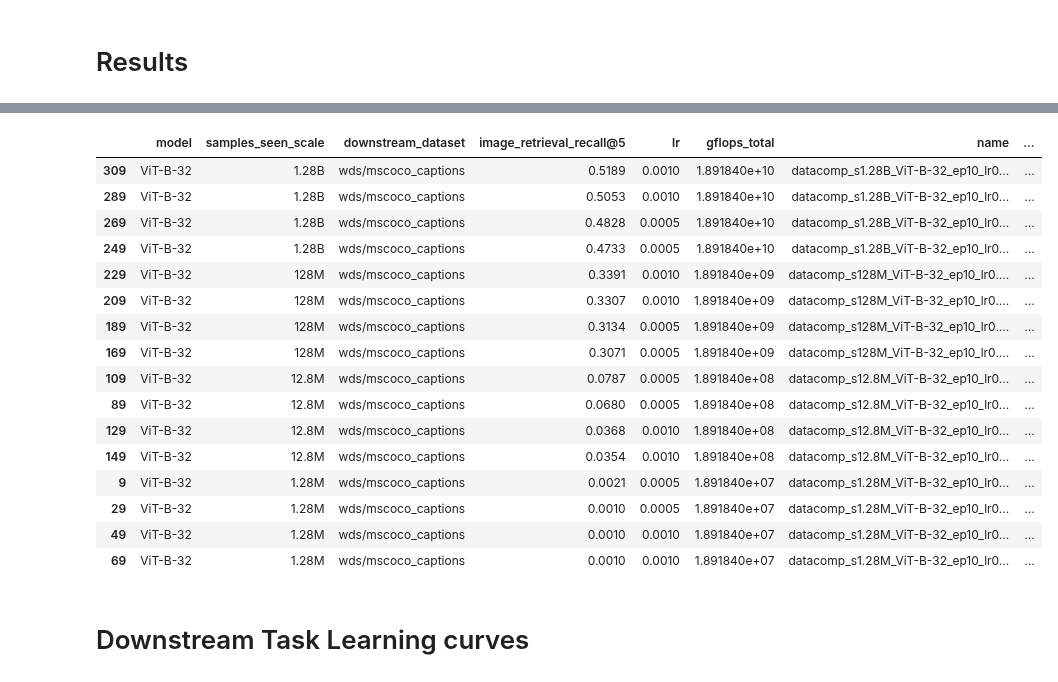
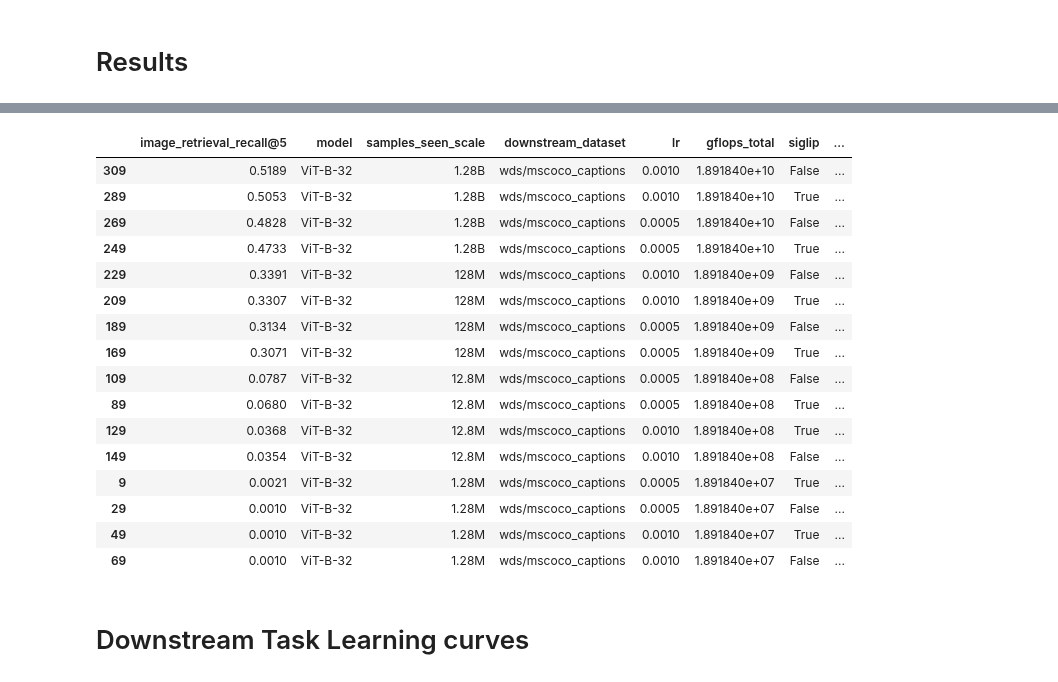
Before and after one commit to SLAMPAI/open_clip_scaling, a Jupyter notebook: results.ipynb, the cells around one changed output, grey strips where cells are left out. Cells and saved outputs as stored; diff of their text form; code cells hidden in the pictures.

```diff
--- a/results.ipynb
+++ b/results.ipynb
@@ -10,6 +10,9 @@ import re
 import matplotlib.pyplot as plt
 import seaborn as sns
 from autoexperiment.template import generate_job_defs
+pd.set_option('display.max_columns', None)
+pd.set_option('display.max_rows', None)
+pd.set_option('display.max_colwidth', None)
 model_profile = pd.read_csv("https://raw.githubusercontent.com/mlfoundations/open_clip/main/docs/model_profile.csv")
 model_profile  = model_profile.set_index("model")
 
@@ -41,7 +44,9 @@ for job in train_jobs:
             "name": job.params["name"],
             "gflops_total": model_profile.loc[job.params["model"]].gflops * job.params["epochs"] * job.params["train_num_samples"],
             "samples_per_sec": samples_per_sec,
-            "samples_per_sec_per_gpu": samples_per_sec / (job.params["nodes"] * 4)
+            "samples_per_sec_per_gpu": samples_per_sec / (job.params["nodes"] * 4),
+            "global_batch_size": job.params["batch_size"] * job.params["nodes"] * 4,
+            "training_time_hours": ((1/samples_per_sec) * job.params["epochs"] * job.params["train_num_samples"]) / 3600
         }
         dic.update(job.params)
         dic.update(data['metrics'])
@@ -59,4 +63,10 @@ results.head()
 # %% [markdown]
 # Results
+# %%
+cols = [
+    'model', 'samples_seen_scale', 'downstream_dataset',
+    "lr", "gflops_total", "siglip", "batch_size", "global_batch_size", "samples_per_sec",
+    "training_time_hours", "name"
+]
 # %%
 d = results[results.total_epochs==results.epoch]
@@ -87,29 +95,29 @@ d[['model', 'samples_seen_scale', 'downstream_dataset', metric , "lr", "gflops_t
 # %%
 d = results[results.total_epochs==results.epoch]
 
 ds = 'wds/mscoco_captions'
 metric = 'image_retrieval_recall@5'
 
 d = d[d.downstream_dataset==ds]
-d[['model', 'samples_seen_scale', 'downstream_dataset', metric , "lr", "gflops_total", "name", "siglip", "samples_per_sec"]].sort_values(by=metric, ascending=False).round(4)
+d[[metric] + cols].sort_values(by=metric, ascending=False).round(4)
 # %% [output]
-|  | model | samples_seen_scale | downstream_dataset | image_retrieval_recall@5 | lr | gflops_total | name | ... |
-| 309 | ViT-B-32 | 1.28B | wds/mscoco_captions | 0.5189 | 0.0010 | 1.891840e+10 | datacomp_s1.28B_ViT-B-32_ep10_lr0... | ... |
-| 289 | ViT-B-32 | 1.28B | wds/mscoco_captions | 0.5053 | 0.0010 | 1.891840e+10 | datacomp_s1.28B_ViT-B-32_ep10_lr0... | ... |
-| 269 | ViT-B-32 | 1.28B | wds/mscoco_captions | 0.4828 | 0.0005 | 1.891840e+10 | datacomp_s1.28B_ViT-B-32_ep10_lr0... | ... |
-| 249 | ViT-B-32 | 1.28B | wds/mscoco_captions | 0.4733 | 0.0005 | 1.891840e+10 | datacomp_s1.28B_ViT-B-32_ep10_lr0... | ... |
-| 229 | ViT-B-32 | 128M | wds/mscoco_captions | 0.3391 | 0.0010 | 1.891840e+09 | datacomp_s128M_ViT-B-32_ep10_lr0.... | ... |
-| 209 | ViT-B-32 | 128M | wds/mscoco_captions | 0.3307 | 0.0010 | 1.891840e+09 | datacomp_s128M_ViT-B-32_ep10_lr0.... | ... |
-| 189 | ViT-B-32 | 128M | wds/mscoco_captions | 0.3134 | 0.0005 | 1.891840e+09 | datacomp_s128M_ViT-B-32_ep10_lr0.... | ... |
-| 169 | ViT-B-32 | 128M | wds/mscoco_captions | 0.3071 | 0.0005 | 1.891840e+09 | datacomp_s128M_ViT-B-32_ep10_lr0.... | ... |
-| 109 | ViT-B-32 | 12.8M | wds/mscoco_captions | 0.0787 | 0.0005 | 1.891840e+08 | datacomp_s12.8M_ViT-B-32_ep10_lr0... | ... |
-| 89 | ViT-B-32 | 12.8M | wds/mscoco_captions | 0.0680 | 0.0005 | 1.891840e+08 | datacomp_s12.8M_ViT-B-32_ep10_lr0... | ... |
-| 129 | ViT-B-32 | 12.8M | wds/mscoco_captions | 0.0368 | 0.0010 | 1.891840e+08 | datacomp_s12.8M_ViT-B-32_ep10_lr0... | ... |
-| 149 | ViT-B-32 | 12.8M | wds/mscoco_captions | 0.0354 | 0.0010 | 1.891840e+08 | datacomp_s12.8M_ViT-B-32_ep10_lr0... | ... |
-| 9 | ViT-B-32 | 1.28M | wds/mscoco_captions | 0.0021 | 0.0005 | 1.891840e+07 | datacomp_s1.28M_ViT-B-32_ep10_lr0... | ... |
-| 29 | ViT-B-32 | 1.28M | wds/mscoco_captions | 0.0010 | 0.0005 | 1.891840e+07 | datacomp_s1.28M_ViT-B-32_ep10_lr0... | ... |
-| 49 | ViT-B-32 | 1.28M | wds/mscoco_captions | 0.0010 | 0.0010 | 1.891840e+07 | datacomp_s1.28M_ViT-B-32_ep10_lr0... | ... |
-| 69 | ViT-B-32 | 1.28M | wds/mscoco_captions | 0.0010 | 0.0010 | 1.891840e+07 | datacomp_s1.28M_ViT-B-32_ep10_lr0... | ... |
+|  | image_retrieval_recall@5 | model | samples_seen_scale | downstream_dataset | lr | gflops_total | siglip | ... |
+| 309 | 0.5189 | ViT-B-32 | 1.28B | wds/mscoco_captions | 0.0010 | 1.891840e+10 | False | ... |
+| 289 | 0.5053 | ViT-B-32 | 1.28B | wds/mscoco_captions | 0.0010 | 1.891840e+10 | True | ... |
+| 269 | 0.4828 | ViT-B-32 | 1.28B | wds/mscoco_captions | 0.0005 | 1.891840e+10 | False | ... |
+| 249 | 0.4733 | ViT-B-32 | 1.28B | wds/mscoco_captions | 0.0005 | 1.891840e+10 | True | ... |
+| 229 | 0.3391 | ViT-B-32 | 128M | wds/mscoco_captions | 0.0010 | 1.891840e+09 | False | ... |
+| 209 | 0.3307 | ViT-B-32 | 128M | wds/mscoco_captions | 0.0010 | 1.891840e+09 | True | ... |
+| 189 | 0.3134 | ViT-B-32 | 128M | wds/mscoco_captions | 0.0005 | 1.891840e+09 | False | ... |
+| 169 | 0.3071 | ViT-B-32 | 128M | wds/mscoco_captions | 0.0005 | 1.891840e+09 | True | ... |
+| 109 | 0.0787 | ViT-B-32 | 12.8M | wds/mscoco_captions | 0.0005 | 1.891840e+08 | False | ... |
+| 89 | 0.0680 | ViT-B-32 | 12.8M | wds/mscoco_captions | 0.0005 | 1.891840e+08 | True | ... |
+| 129 | 0.0368 | ViT-B-32 | 12.8M | wds/mscoco_captions | 0.0010 | 1.891840e+08 | True | ... |
+| 149 | 0.0354 | ViT-B-32 | 12.8M | wds/mscoco_captions | 0.0010 | 1.891840e+08 | False | ... |
+| 9 | 0.0021 | ViT-B-32 | 1.28M | wds/mscoco_captions | 0.0005 | 1.891840e+07 | True | ... |
+| 29 | 0.0010 | ViT-B-32 | 1.28M | wds/mscoco_captions | 0.0005 | 1.891840e+07 | False | ... |
+| 49 | 0.0010 | ViT-B-32 | 1.28M | wds/mscoco_captions | 0.0010 | 1.891840e+07 | True | ... |
+| 69 | 0.0010 | ViT-B-32 | 1.28M | wds/mscoco_captions | 0.0010 | 1.891840e+07 | False | ... |
 # %% [markdown]
 # Downstream Task Learning curves
 # %%
```
Also changed, not shown: parts of 3 cells of this notebook.
